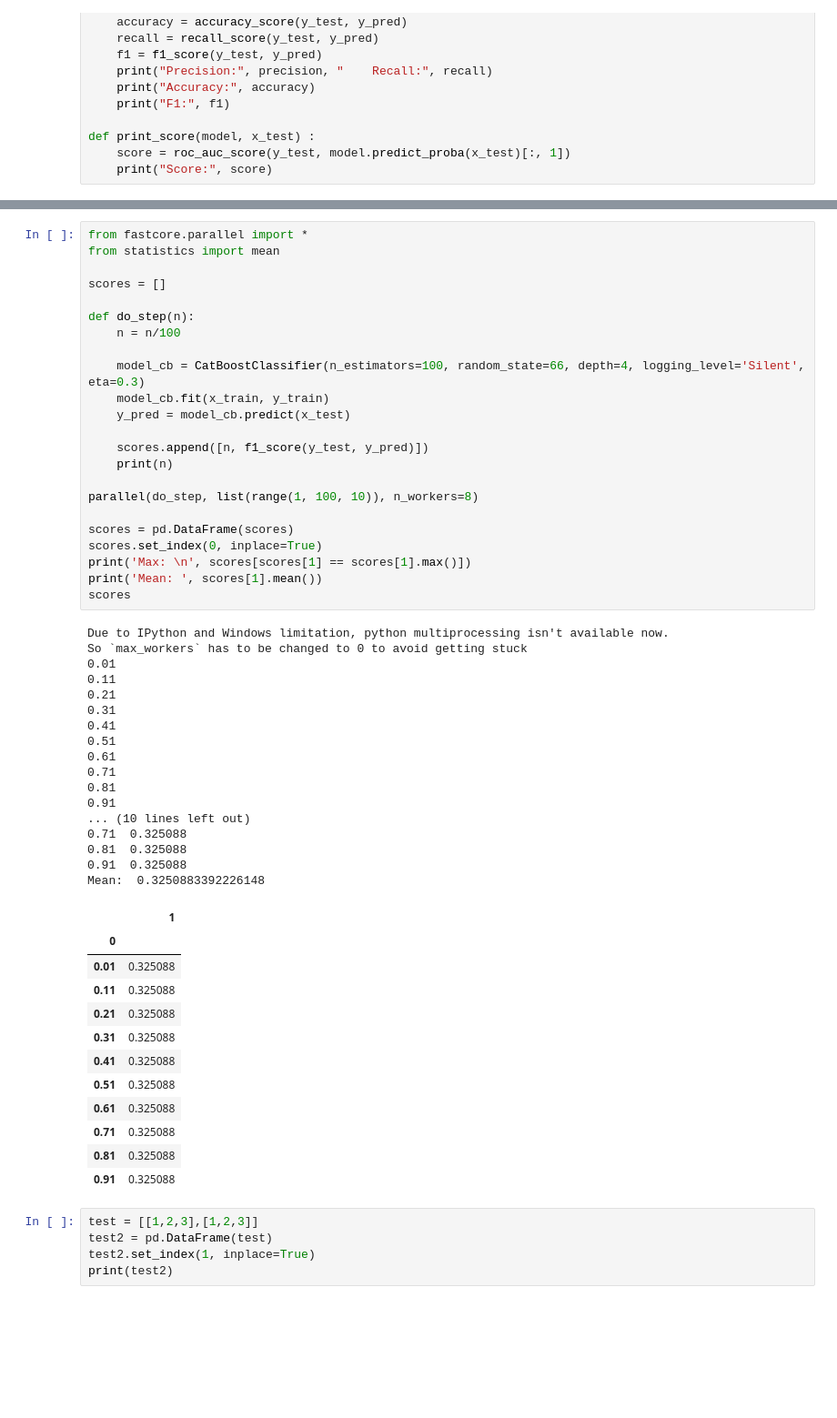
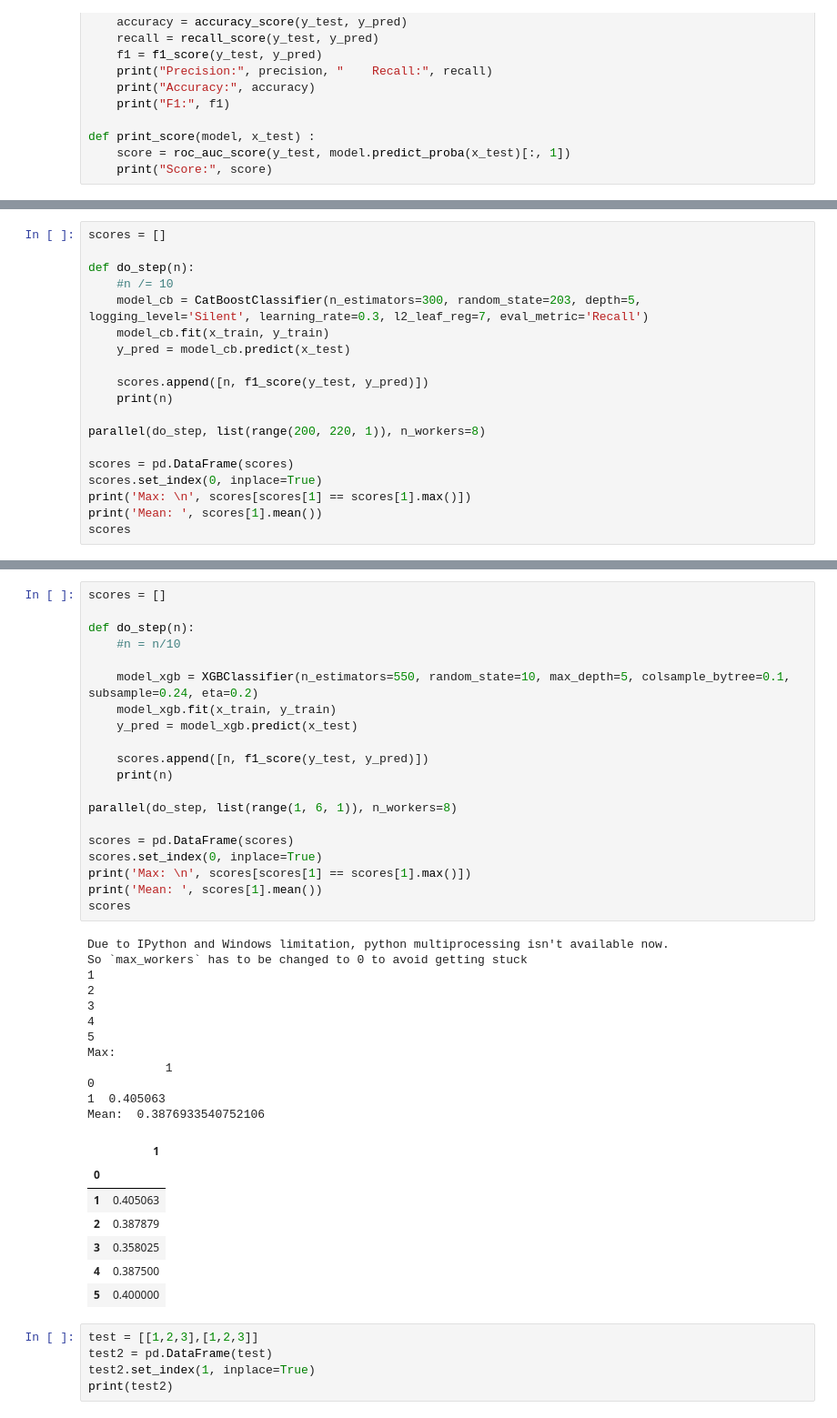
Before and after one commit to IlyaIIS/python-ML-stroke-prediction, a Jupyter notebook: MLProject.ipynb, the cells around one changed output, grey strips where cells are left out. Shown at 91% size. Drawn from its saved outputs; the diff is of its cells as text; blank space fills up the shorter version.

```diff
--- a/MLProject.ipynb
+++ b/MLProject.ipynb
@@ -666,0 +702,19 @@ Score: 0.8738534805915517
+# %%
+scores = []
+
+def do_step(n):
+    #n /= 10
+    model_cb = CatBoostClassifier(n_estimators=300, random_state=203, depth=5, logging_level='Silent', learning_rate=0.3, l2_leaf_reg=7, eval_metric='Recall')
+    model_cb.fit(x_train, y_train)
+    y_pred = model_cb.predict(x_test)
+
+    scores.append([n, f1_score(y_test, y_pred)])
+    print(n)
+
+parallel(do_step, list(range(200, 220, 1)), n_workers=8)
+
+scores = pd.DataFrame(scores)
+scores.set_index(0, inplace=True)
+print('Max: \n', scores[scores[1] == scores[1].max()])
+print('Mean: ', scores[1].mean())
+scores
@@ -686,58 +790,45 @@ leaf_estimation_iterations, 1
 bootstrap_type, MVS
 max_leaves, 16
 # %%
-from fastcore.parallel import *
-from statistics import mean
-
 scores = []
 
 def do_step(n):
-    n = n/100
+    #n = n/10
 
-    model_cb = CatBoostClassifier(n_estimators=100, random_state=66, depth=4, logging_level='Silent', eta=0.3)
-    model_cb.fit(x_train, y_train)
-    y_pred = model_cb.predict(x_test)
+    model_xgb = XGBClassifier(n_estimators=550, random_state=10, max_depth=5, colsample_bytree=0.1, subsample=0.24, eta=0.2)
+    model_xgb.fit(x_train, y_train)
+    y_pred = model_xgb.predict(x_test)
 
     scores.append([n, f1_score(y_test, y_pred)])
     print(n)
 
-parallel(do_step, list(range(1, 100, 10)), n_workers=8)
+parallel(do_step, list(range(1, 6, 1)), n_workers=8)
 
 scores = pd.DataFrame(scores)
 scores.set_index(0, inplace=True)
 print('Max: \n', scores[scores[1] == scores[1].max()])
 print('Mean: ', scores[1].mean())
 scores
 # %% [output]
 Due to IPython and Windows limitation, python multiprocessing isn't available now.
 So `max_workers` has to be changed to 0 to avoid getting stuck
-0.01
-0.11
-0.21
-0.31
-0.41
-0.51
-0.61
-0.71
-0.81
-0.91
-... (10 lines left out)
-0.71  0.325088
-0.81  0.325088
-0.91  0.325088
-Mean:  0.3250883392226148
+1
+2
+3
+4
+5
+Max:
+           1
+0
+1  0.405063
+Mean:  0.3876933540752106
 |  | 1 |
 | 0 |  |
-| 0.01 | 0.325088 |
-| 0.11 | 0.325088 |
-| 0.21 | 0.325088 |
-| 0.31 | 0.325088 |
-| 0.41 | 0.325088 |
-| 0.51 | 0.325088 |
-| 0.61 | 0.325088 |
-| 0.71 | 0.325088 |
-| 0.81 | 0.325088 |
-| 0.91 | 0.325088 |
+| 1 | 0.405063 |
+| 2 | 0.387879 |
+| 3 | 0.358025 |
+| 4 | 0.387500 |
+| 5 | 0.400000 |
 # %%
 test = [[1,2,3],[1,2,3]]
 test2 = pd.DataFrame(test)
```
Also changed, not shown: parts of 22 cells of this notebook.
